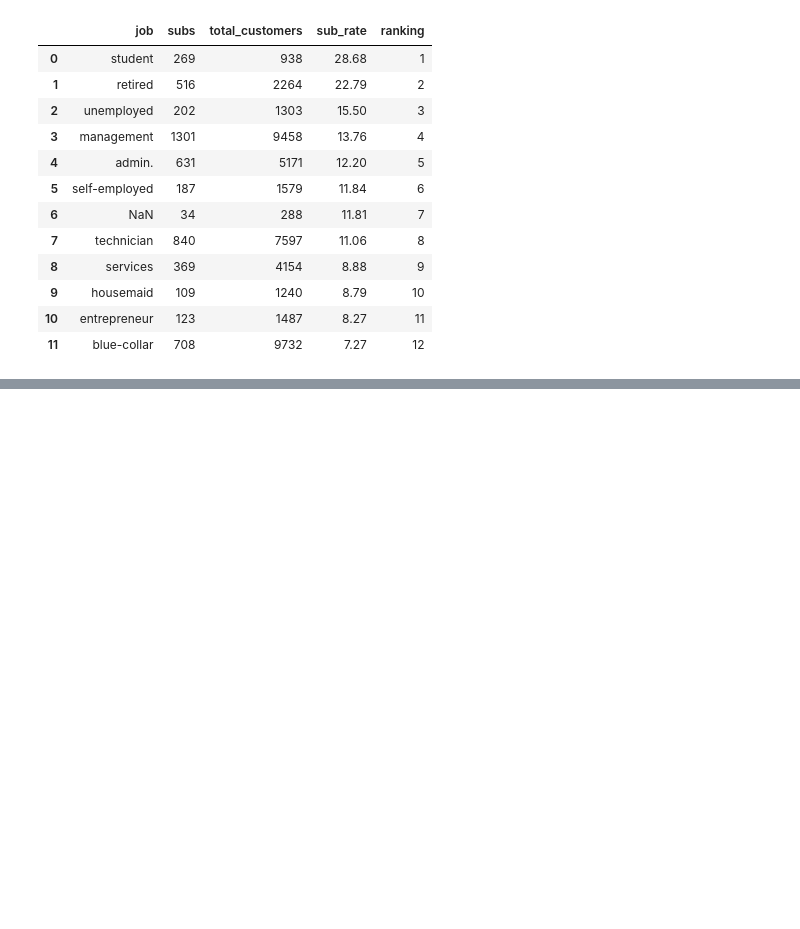
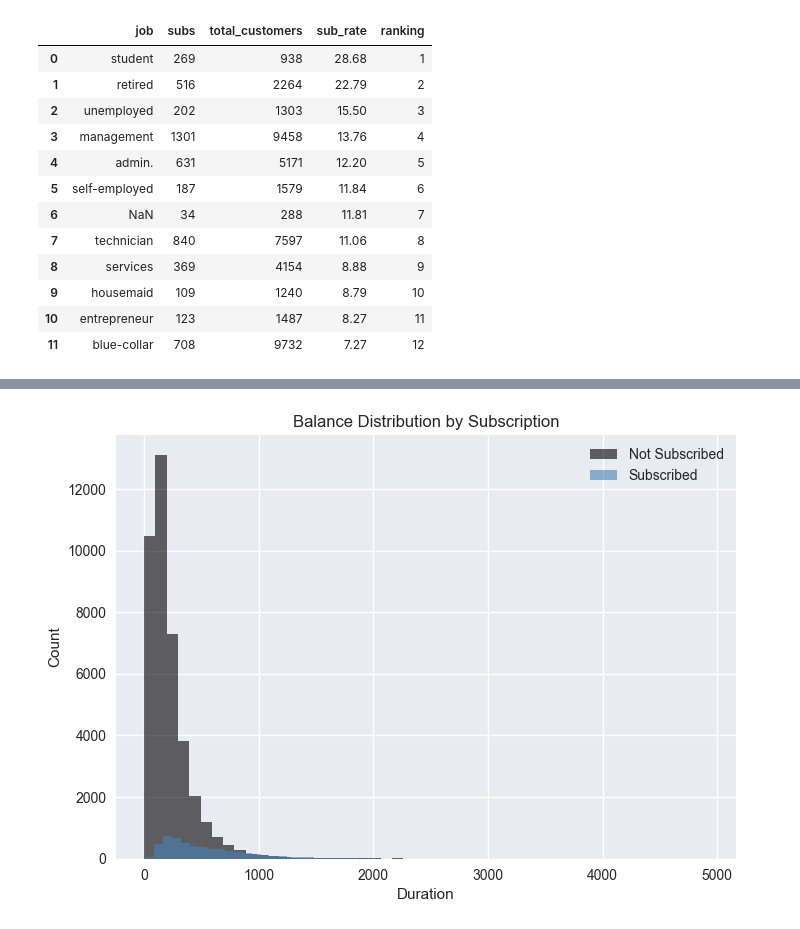
Before and after one commit to mjsr84/bank_marketing_analysis, a Jupyter notebook: notebooks/bank_marketing_analysis.ipynb, the cells around one changed output, grey strips where cells are left out. Cells and saved outputs as stored; diff of their text form; code cells hidden in the pictures; blank space fills up the shorter version.

```diff
--- a/notebooks/bank_marketing_analysis.ipynb
+++ b/notebooks/bank_marketing_analysis.ipynb
@@ -294,0 +311,12 @@ Done.
+# %%
+plt.hist(df[df['y']=='no']['duration'], bins=50, alpha=0.6, label='Not Subscribed', color='black')
+plt.hist(df[df['y']=='yes']['duration'], bins=50, alpha=0.6, label='Subscribed', color='steelblue')
+
+plt.title('Balance Distribution by Subscription')
+plt.xlabel('Duration')
+plt.ylabel('Count')
+
+plt.legend()
+plt.show()
+# %% [output]
+[figure, added]
```
Also changed, not shown: parts of 4 cells of this notebook.
